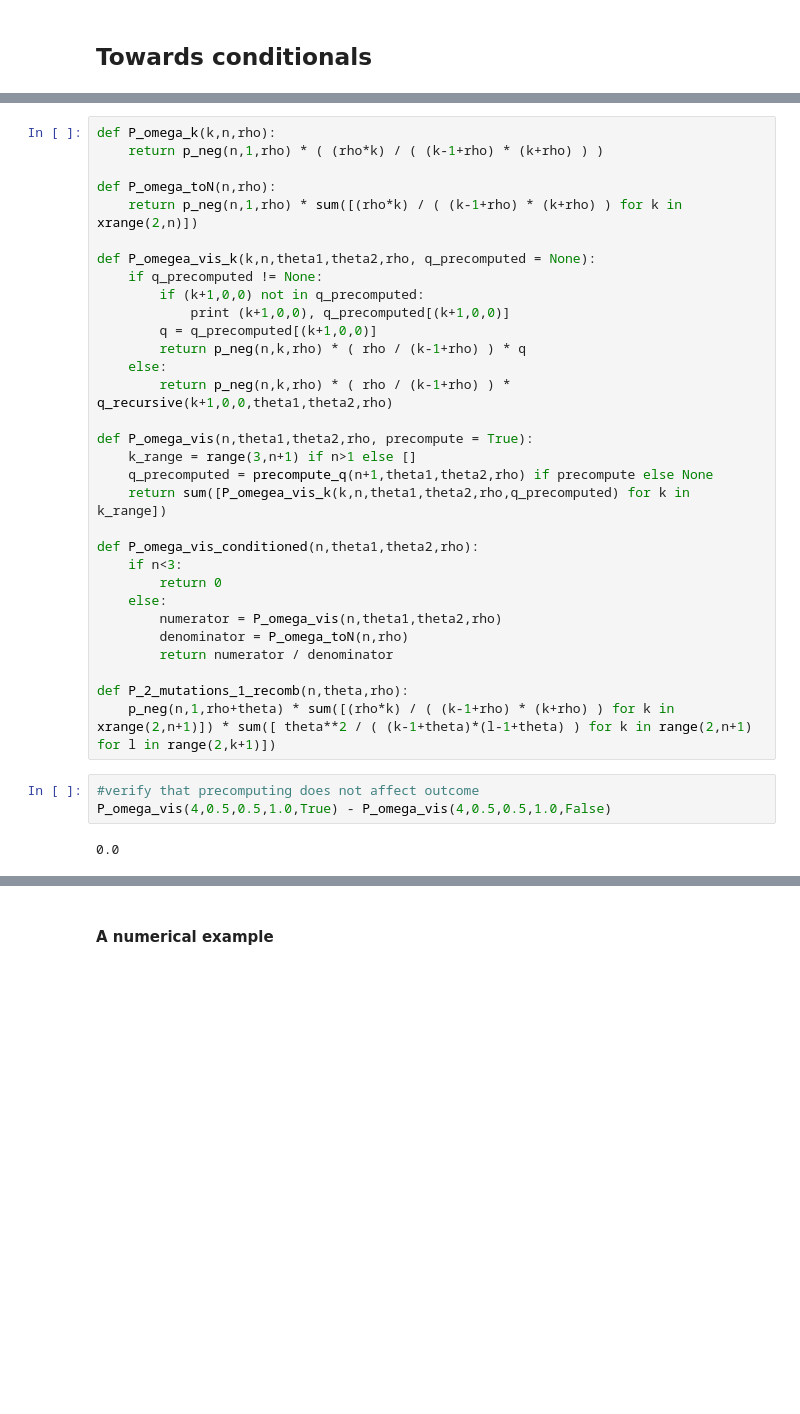
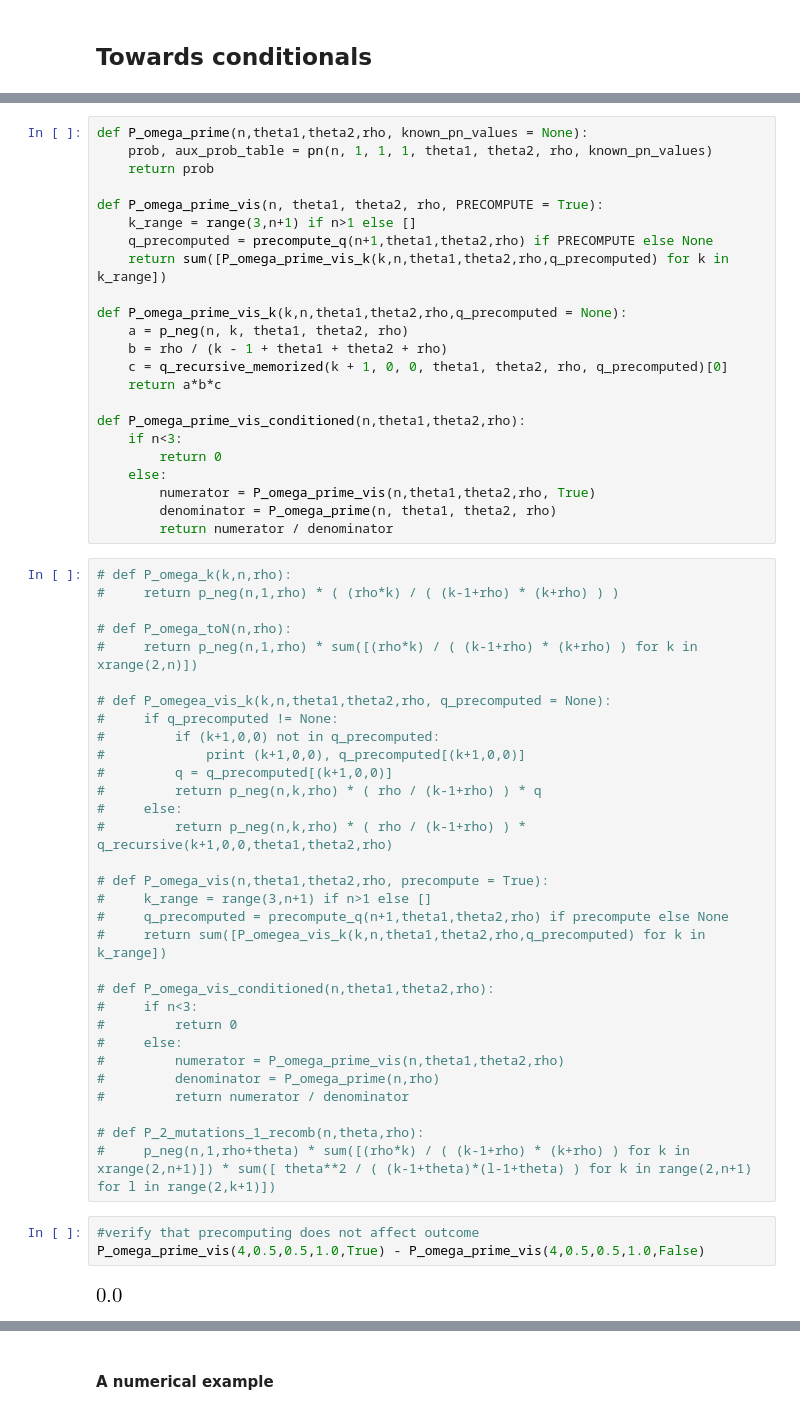
Before and after one commit to Cronjaeger/almost-infinite-sites-recursions, a Jupyter notebook: ipython_notebooks/recursions_single_recombination_single_mutations.ipynb, the cells around one changed output, grey strips where cells are left out. Cells and saved outputs as stored; diff of their text form; blank space fills up the shorter version.

Commit message:
add computations for minimal mutations and recombination

```diff
--- a/ipython_notebooks/recursions_single_recombination_single_mutations.ipynb
+++ b/ipython_notebooks/recursions_single_recombination_single_mutations.ipynb
@@ -397,37 +471,60 @@ def precompute_q(k_max,theta1,theta2,rho):
+# %%
+def P_omega_prime(n,theta1,theta2,rho, known_pn_values = None):
+    prob, aux_prob_table = pn(n, 1, 1, 1, theta1, theta2, rho, known_pn_values)
+    return prob
+
+def P_omega_prime_vis(n, theta1, theta2, rho, PRECOMPUTE = True):
+    k_range = range(3,n+1) if n>1 else []
+    q_precomputed = precompute_q(n+1,theta1,theta2,rho) if PRECOMPUTE else None
+    return sum([P_omega_prime_vis_k(k,n,theta1,theta2,rho,q_precomputed) for k in k_range])
+
+def P_omega_prime_vis_k(k,n,theta1,theta2,rho,q_precomputed = None):
+    a = p_neg(n, k, theta1, theta2, rho)
+    b = rho / (k - 1 + theta1 + theta2 + rho)
+    c = q_recursive_memorized(k + 1, 0, 0, theta1, theta2, rho, q_precomputed)[0]
+    return a*b*c
+
+def P_omega_prime_vis_conditioned(n,theta1,theta2,rho):
+    if n<3:
+        return 0
+    else:
+        numerator = P_omega_prime_vis(n,theta1,theta2,rho, True)
+        denominator = P_omega_prime(n, theta1, theta2, rho)
+        return numerator / denominator
 # %%
-def P_omega_k(k,n,rho):
-    return p_neg(n,1,rho) * ( (rho*k) / ( (k-1+rho) * (k+rho) ) )
+# def P_omega_k(k,n,rho):
+#     return p_neg(n,1,rho) * ( (rho*k) / ( (k-1+rho) * (k+rho) ) )
 
-def P_omega_toN(n,rho):
-    return p_neg(n,1,rho) * sum([(rho*k) / ( (k-1+rho) * (k+rho) ) for k in xrange(2,n)])
+# def P_omega_toN(n,rho):
+#     return p_neg(n,1,rho) * sum([(rho*k) / ( (k-1+rho) * (k+rho) ) for k in xrange(2,n)])
 
-def P_omegea_vis_k(k,n,theta1,theta2,rho, q_precomputed = None):
-    if q_precomputed != None:
-        if (k+1,0,0) not in q_precomputed:
-            print (k+1,0,0), q_precomputed[(k+1,0,0)]
-        q = q_precomputed[(k+1,0,0)]
-        return p_neg(n,k,rho) * ( rho / (k-1+rho) ) * q
-    else:
-        return p_neg(n,k,rho) * ( rho / (k-1+rho) ) * q_recursive(k+1,0,0,theta1,theta2,rho)
+# def P_omegea_vis_k(k,n,theta1,theta2,rho, q_precomputed = None):
+#     if q_precomputed != None:
+#         if (k+1,0,0) not in q_precomputed:
+#             print (k+1,0,0), q_precomputed[(k+1,0,0)]
+#         q = q_precomputed[(k+1,0,0)]
+#         return p_neg(n,k,rho) * ( rho / (k-1+rho) ) * q
+#     else:
+#         return p_neg(n,k,rho) * ( rho / (k-1+rho) ) * q_recursive(k+1,0,0,theta1,theta2,rho)
 
-def P_omega_vis(n,theta1,theta2,rho, precompute = True):
-    k_range = range(3,n+1) if n>1 else []
-    q_precomputed = precompute_q(n+1,theta1,theta2,rho) if precompute else None
-    return sum([P_omegea_vis_k(k,n,theta1,theta2,rho,q_precomputed) for k in k_range])
+# def P_omega_vis(n,theta1,theta2,rho, precompute = True):
+#     k_range = range(3,n+1) if n>1 else []
+#     q_precomputed = precompute_q(n+1,theta1,theta2,rho) if precompute else None
+#     return sum([P_omegea_vis_k(k,n,theta1,theta2,rho,q_precomputed) for k in k_range])
 
-def P_omega_vis_conditioned(n,theta1,theta2,rho):
-    if n<3:
-        return 0
-    else:
-        numerator = P_omega_vis(n,theta1,theta2,rho)
-        denominator = P_omega_toN(n,rho)
-        return numerator / denominator
+# def P_omega_vis_conditioned(n,theta1,theta2,rho):
+#     if n<3:
+#         return 0
+#     else:
+#         numerator = P_omega_prime_vis(n,theta1,theta2,rho)
+#         denominator = P_omega_prime(n,rho)
+#         return numerator / denominator
 
-def P_2_mutations_1_recomb(n,theta,rho):
-    p_neg(n,1,rho+theta) * sum([(rho*k) / ( (k-1+rho) * (k+rho) ) for k in xrange(2,n+1)]) * sum([ theta**2 / ( (k-1+theta)*(l-1+theta) ) for k in range(2,n+1) for l in range(2,k+1)])
+# def P_2_mutations_1_recomb(n,theta,rho):
+#     p_neg(n,1,rho+theta) * sum([(rho*k) / ( (k-1+rho) * (k+rho) ) for k in xrange(2,n+1)]) * sum([ theta**2 / ( (k-1+theta)*(l-1+theta) ) for k in range(2,n+1) for l in range(2,k+1)])
 # %%
 #verify that precomputing does not affect outcome
-P_omega_vis(4,0.5,0.5,1.0,True) - P_omega_vis(4,0.5,0.5,1.0,False)
+P_omega_prime_vis(4,0.5,0.5,1.0,True) - P_omega_prime_vis(4,0.5,0.5,1.0,False)
 # %% [output]
-0.0
+[figure, added]
 # %%
```
Also changed, not shown: parts of 35 cells of this notebook.
